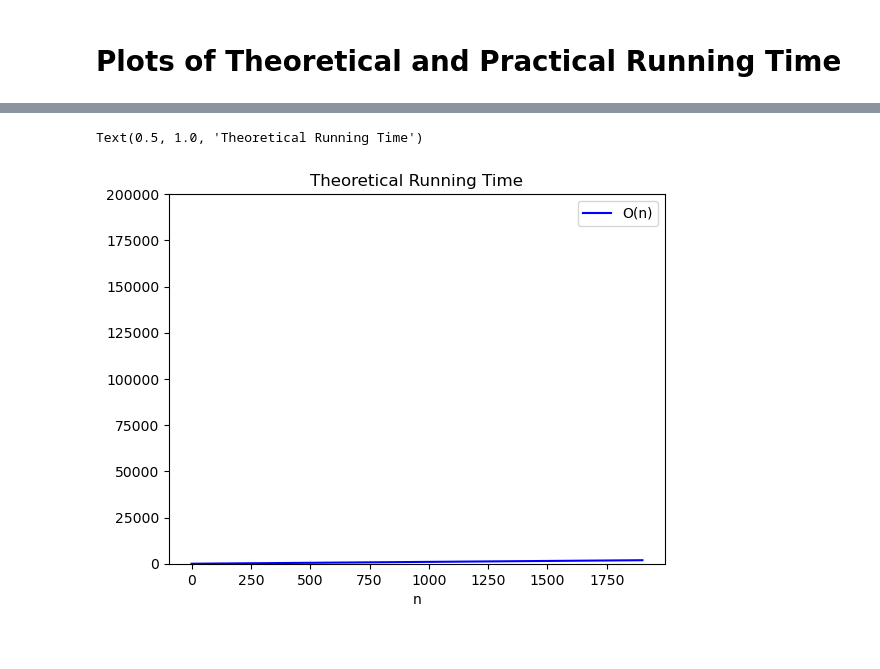
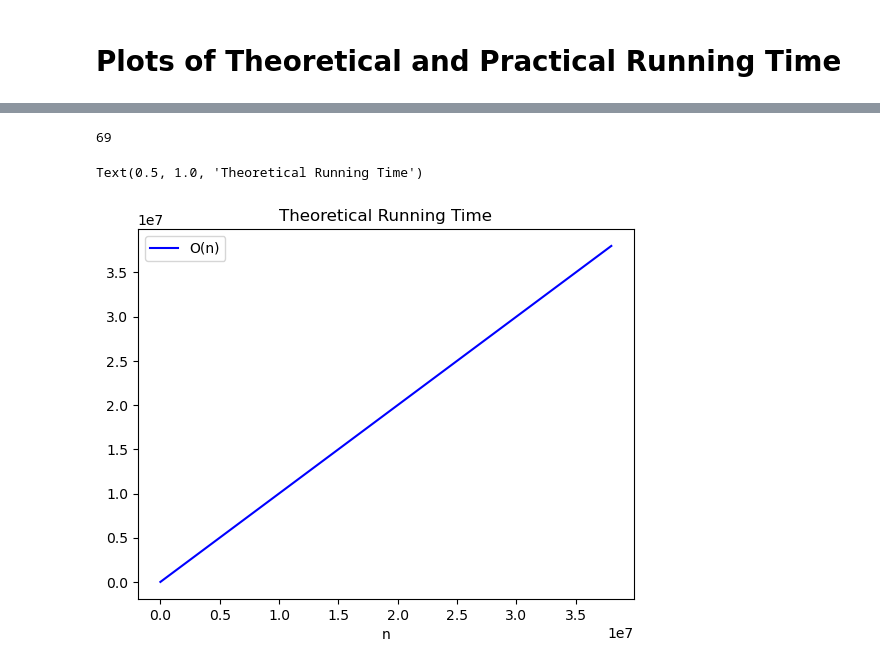
Before and after one commit to SecondFeline/COSC320-Project, a Jupyter notebook: COSC320-dataset/milestone3-plots.ipynb, the cells around one changed output, grey strips where cells are left out. Drawn from its saved outputs; the diff is of its cells as text; code cells hidden in the pictures.

```diff
--- a/COSC320-dataset/milestone3-plots.ipynb
+++ b/COSC320-dataset/milestone3-plots.ipynb
@@ -259,12 +303,14 @@ Text(0.5, 1.0, 'Actual Running Time - Trie')
 # %%
 ## theoretical plot
-
+m = int(len(abbreviations))
+print(m)
 plt.plot(nValuesHash, nValuesHash, color='blue', label="O(n)")
-#plt.plot(nValues, [np.log(n) for n in nValues], color='green', label="O(n^2)")
+#plt.plot(nValuesHash, [x * m for x in nValuesHash], color='red', label="O(mn)")
+#plt.ylim(0, 40000000)
 plt.xlabel("n")
-plt.ylim(0, 200000)
 plt.legend()
 plt.title("Theoretical Running Time")
 # %% [output]
-Text(0.5, 1.0, 'Theoretical Running Time')
+69
+Text(0.5, 1.0, 'Theoretical Running Time')
-[figure, old version]
+[figure, new version]
```
Also changed, not shown: parts of 7 cells of this notebook.
